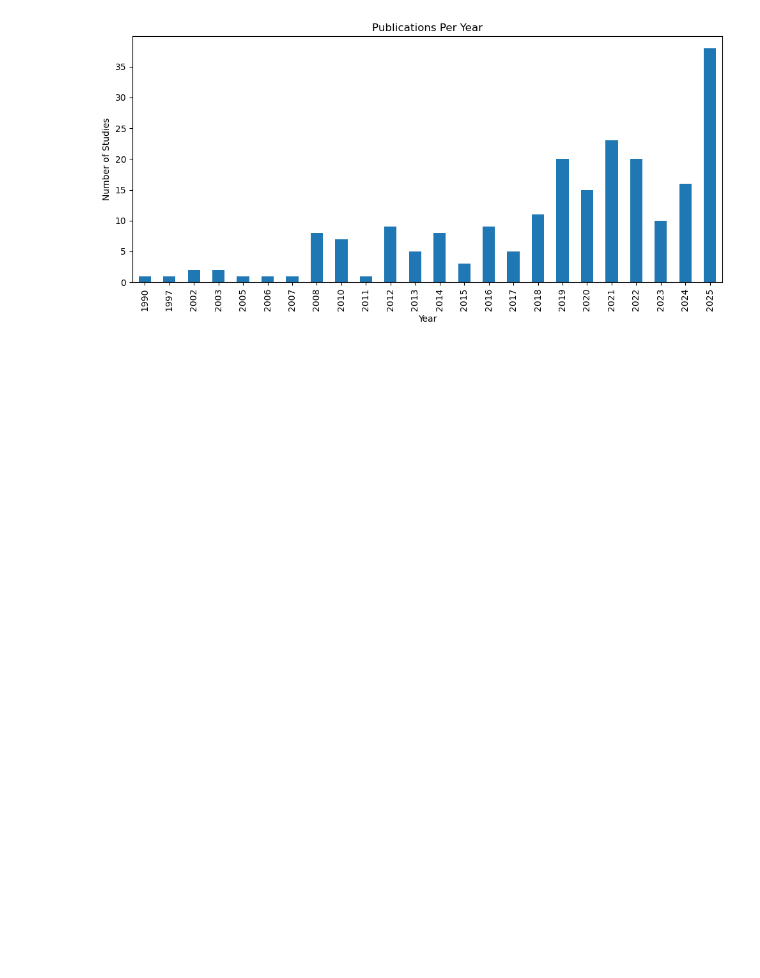
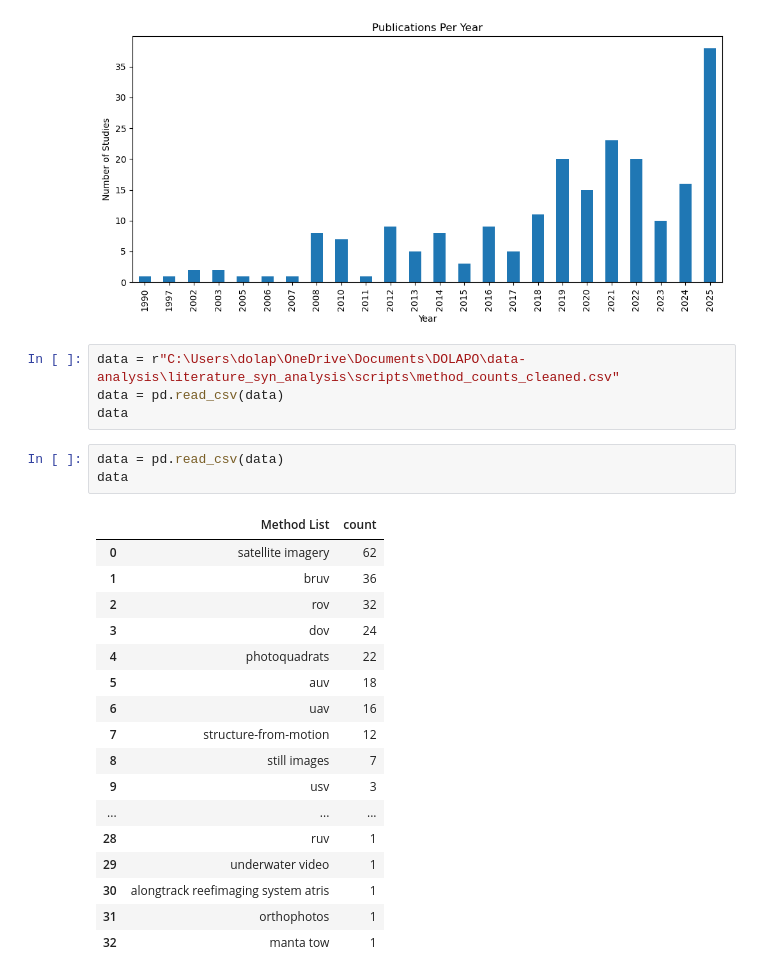
Before and after one commit to DolapoSalim/literature_syn_analysis, a Jupyter notebook: scripts/load_data.ipynb, the cells around one changed output. Drawn from its saved outputs; the diff is of its cells as text; blank space fills up the shorter version.

```diff
--- a/scripts/load_data.ipynb
+++ b/scripts/load_data.ipynb
@@ -146,3 +166,28 @@ plt.tight_layout()
 plt.show()
 # %% [output]
 [figure]
+# %%
+data = r"C:\Users\dolap\OneDrive\Documents\DOLAPO\data-analysis\literature_syn_analysis\scripts\method_counts_cleaned.csv"
+data = pd.read_csv(data)
+data
+# %%
+data = pd.read_csv(data)
+data
+# %% [output]
+|  | Method List | count |
+| 0 | satellite imagery | 62 |
+| 1 | bruv | 36 |
+| 2 | rov | 32 |
+| 3 | dov | 24 |
+| 4 | photoquadrats | 22 |
+| 5 | auv | 18 |
+| 6 | uav | 16 |
+| 7 | structure-from-motion | 12 |
+| 8 | still images | 7 |
+| 9 | usv | 3 |
+| ... | ... | ... |
+| 28 | ruv | 1 |
+| 29 | underwater video | 1 |
+| 30 | alongtrack reefimaging system atris | 1 |
+| 31 | orthophotos | 1 |
+| 32 | manta tow | 1 |
```
Also changed, not shown: parts of 2 cells of this notebook.
